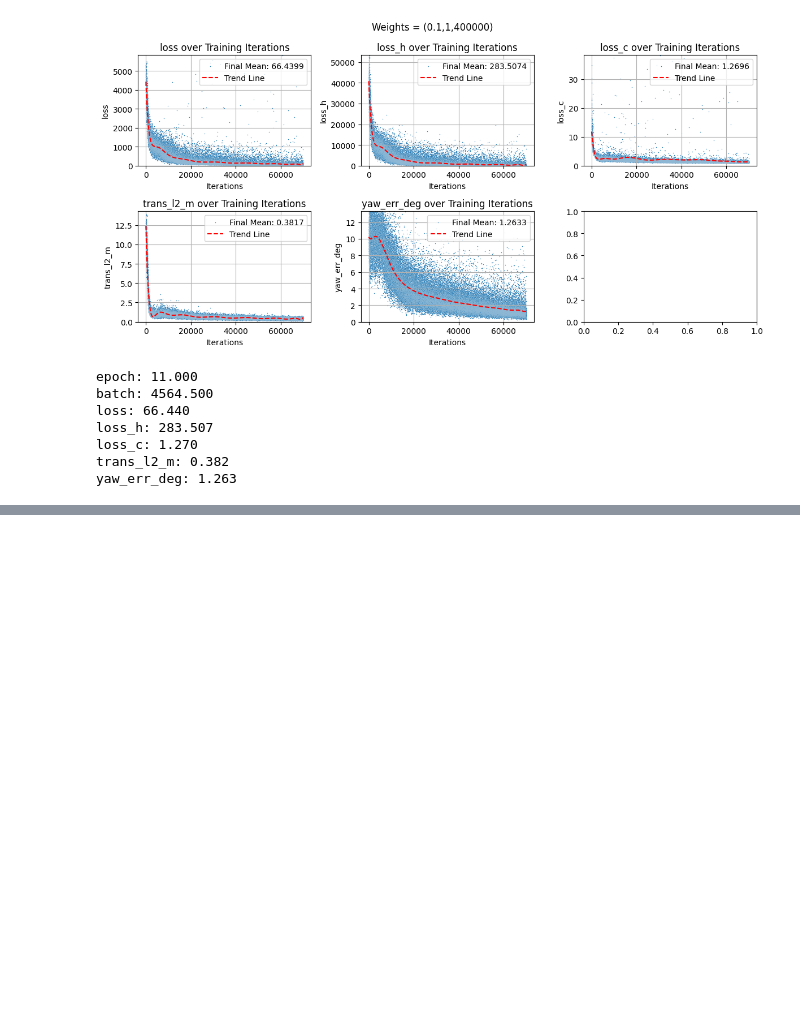
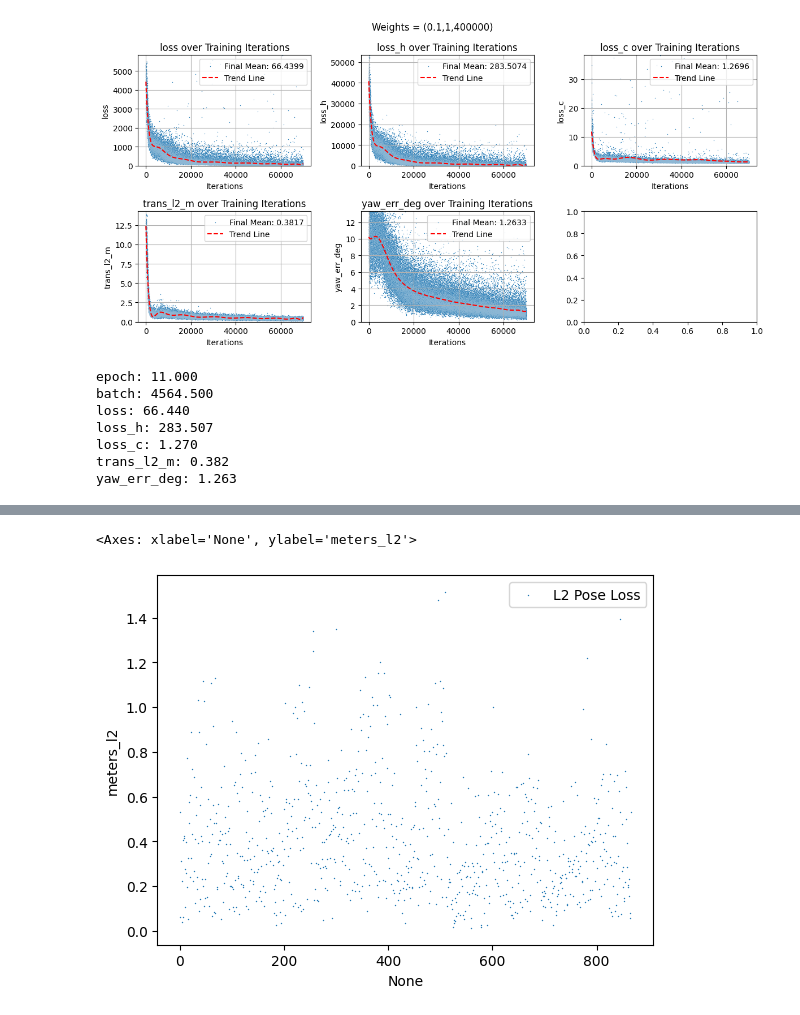
Before and after one commit to ifinckh/2025_sem_proj_FINCKH_VITA, a Jupyter notebook: results.ipynb, the cells around one changed output, grey strips where cells are left out. Cells and saved outputs as stored; diff of their text form; code cells hidden in the pictures; blank space fills up the shorter version.

```diff
--- a/results.ipynb
+++ b/results.ipynb
@@ -321,3 +321,9 @@ loss_h: 283.507
 loss_c: 1.270
 trans_l2_m: 0.382
 yaw_err_deg: 1.263
+# %%
+import pandas as pd
+import matplotlib.pyplot as plt
+import numpy as np
+fp  = "metrics/val/2025_12_26_2.csv"
+df = pd.read_csv(fp)
@@ -323,0 +371,6 @@ yaw_err_deg: 1.263
+# %%
+import seaborn as sns
+sns.scatterplot(data=df, x=df.index, y='meters_l2', label='L2 Pose Loss', s=1)
+# %% [output]
+<Axes: xlabel='None', ylabel='meters_l2'>
+[figure, added]
```
Also changed, not shown: parts of 5 cells of this notebook, 22 other files.
